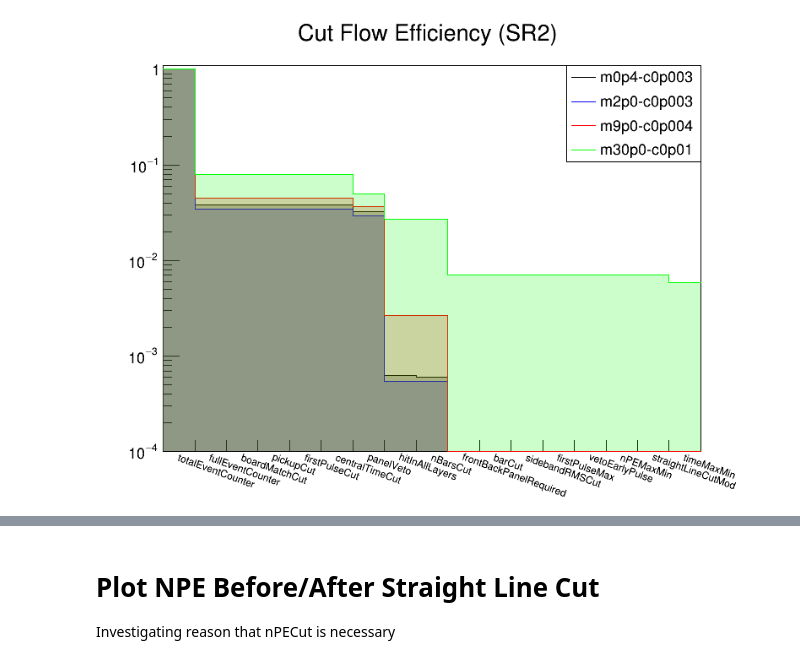
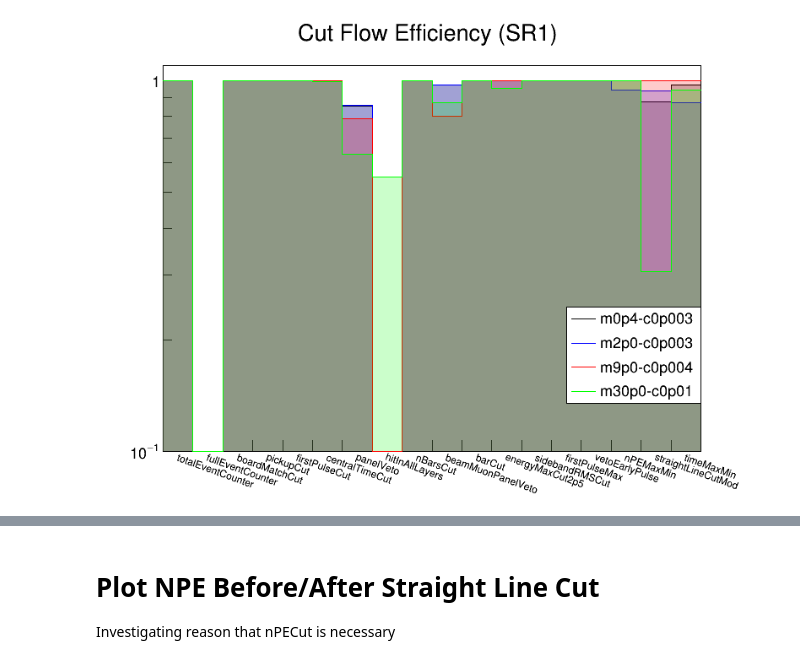
Before and after one commit to milliQan-sw/milliqanOffline, a Jupyter notebook: Run3Detector/analysis/backgroundEstimation/cutFlowPlotting.ipynb, the cells around one changed output, grey strips where cells are left out. Cells and saved outputs as stored; diff of their text form; code cells hidden in the pictures.

```diff
--- a/Run3Detector/analysis/backgroundEstimation/cutFlowPlotting.ipynb
+++ b/Run3Detector/analysis/backgroundEstimation/cutFlowPlotting.ipynb
@@ -328,10 +352,10 @@ plt.show()
 # %%
 c1 = r.TCanvas("c1", "c1", 800, 600)
 
-dataDir = '/abyss/users/mcarrigan/milliqan/backgroundCutFlow_signalSim_SR2/'
-
-'''f_names = ['bgCutFlow_signalSim_m2p0_c0p03_*.root',
-            'bgCutFlow_signalSim_m10p0_c0p03_*.root',
+#dataDir = '/data/user/mcarrigan/milliqan/bgCutFlow_signalSim_SR2/'
+dataDir = '/data/user/mcarrigan/milliqan/bgCutFlow_signalSim_SR1/'
+'''f_names = ['bgCutFlow_signalSim_m2p0_c0p033_*.root',
+            'bgCutFlow_signalSim_m10p0_c0p04_*.root',
             'bgCutFlow_signalSim_m30p0_c0p2_*.root',
             'bgCutFlow_signalSim_m25p0_c0p1_*.root']''' #good for SR2
 
@@ -351,21 +375,35 @@ eventCutFlowEff = []
 pulseCutFlows = []
 panelHits = []
 panelArea = []
-
+allLayerEff = []
+selEff = []
 
 for f in f_names:
     fname = glob.glob('/'.join([dataDir,f]))[0]
 
     fin = r.TFile.Open(fname, 'READ')
+
     h = fin.Get('eventCutFlow').Clone()
+    h.SetDirectory(0)
     hEff = fin.Get('eventCutEfficiencies').Clone()
+    hEff.SetDirectory(0)
     h2 = fin.Get('pulseCutFlow').Clone()
+    h2.SetDirectory(0)
 
     hPanelArea = fin.Get('h_panelNPEBefore').Clone()
+    hPanelArea.SetDirectory(0)
     hPanelHits = fin.Get('h_panelHitsBefore').Clone()
+    hPanelHits.SetDirectory(0)
 
     hScaled = h.Clone()
+    hScaled.SetDirectory(0)
     hScaled.Scale(1/hScaled.GetBinContent(1))
+
+    hAllLayer = fin.Get('eventCutEffAllLayers').Clone()
+    hAllLayer.SetDirectory(0)
+
+    sEff = fin.Get('eventSelectionEff').Clone()
+    sEff.SetDirectory(0)
 
     eventCutFlowsScaled.append(hScaled)
     eventCutFlows.append(h)
@@ -373,6 +411,8 @@ for f in f_names:
     eventCutFlowEff.append(hEff)
     panelHits.append(hPanelHits)
     panelArea.append(hPanelArea)
+    allLayerEff.append(hAllLayer)
+    selEff.append(sEff)
 
     fin.Close()
 # %% [output]
@@ -395,0 +420,6 @@ Error in <THashList::Delete>: A list is accessing an object (0x10b3b390) already
+# %%
+fin = r.TFile.Open('/data/user/mcarrigan/milliqan/bgCutFlow_signalSim_SR2/bgCutFlow_signalSim_m25p0_c0p1_712.root')
+fin.ls()
+h = fin.Get('eventCutEffAllLayers')
+h.Draw()
+c1.Draw()
@@ -402,7 +451,7 @@ for i, h in enumerate(eventCutFlows):
 
     if i > 3: continue
     if i == 0:
-        h.SetTitle("Event Cut Flow (SR2)")
+        h.SetTitle("Event Cut Flow (SR1)")
         h.Draw("hist")
         h.SetFillColorAlpha(colors[0], 0.2)
         h.SetLineColor(colors[0])
@@ -427,17 +472,17 @@ Error in <TList::Clear>: A list is accessing an object (0x10b37e70) already dele
 # %%
 r.gStyle.SetOptStat(0)
 
-l1 = r.TLegend(0.7, 0.7, 0.9, 0.9)
+l1 = r.TLegend(0.7, 0.2, 0.9, 0.4)
 
-for i, h in enumerate(eventCutFlowEff):
+for i, h in enumerate(selEff):
 
     if i > 3: continue
     if i == 0:
-        h.SetTitle("Cut Flow Efficiency (SR2)")
+        h.SetTitle("Cut Flow Efficiency (SR1)")
         h.Draw("hist")
         h.SetFillColorAlpha(colors[0], 0.2)
         h.SetLineColor(colors[0])
-        h.GetYaxis().SetRangeUser(1e-4, 1.1)
+        h.GetYaxis().SetRangeUser(1e-1, 1.1)
     else:
         h.Draw("same hist")
         h.SetLineColor(colors[i])
@@ -457,4 +498,4 @@ Error in <TList::Clear>: A list is accessing an object (0x10b26400) already dele
-[figure, old version]
+[figure, new version]
 # %%
 r.gStyle.SetOptStat(0)
 
```
Also changed, not shown: parts of 27 cells of this notebook, 3 other files.
